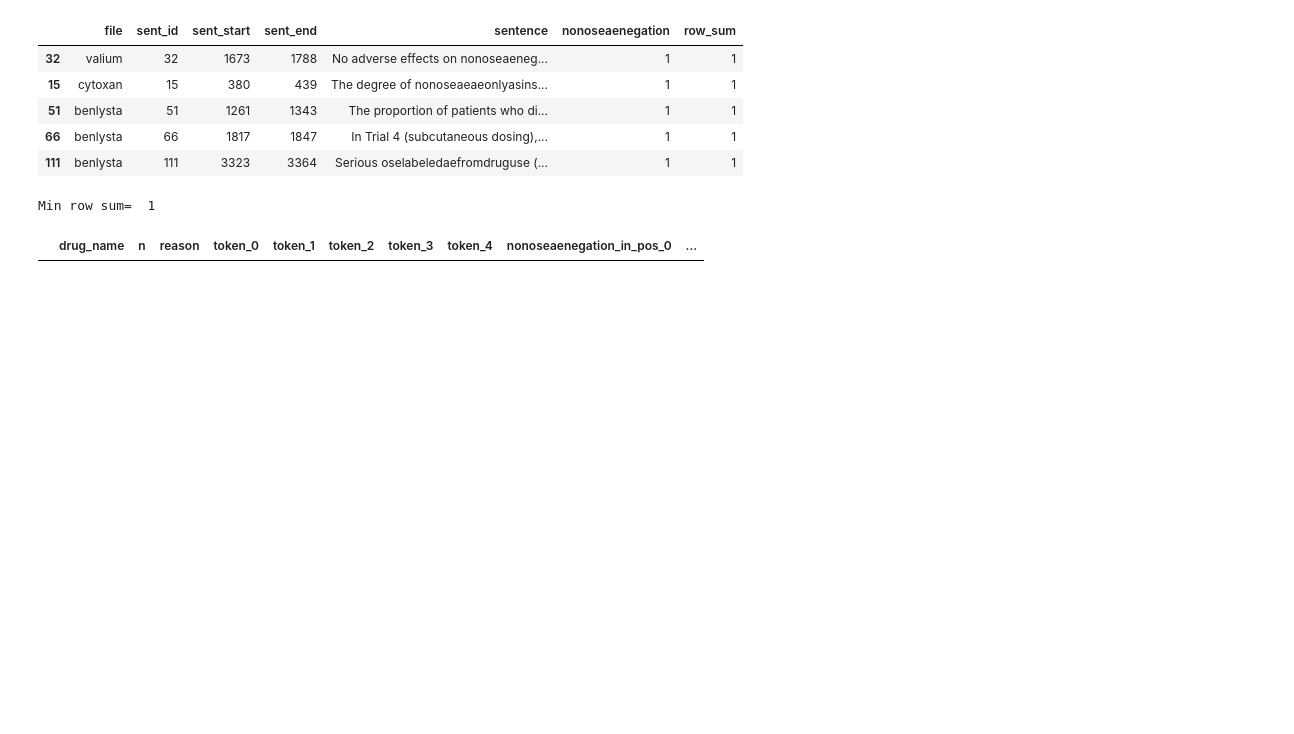
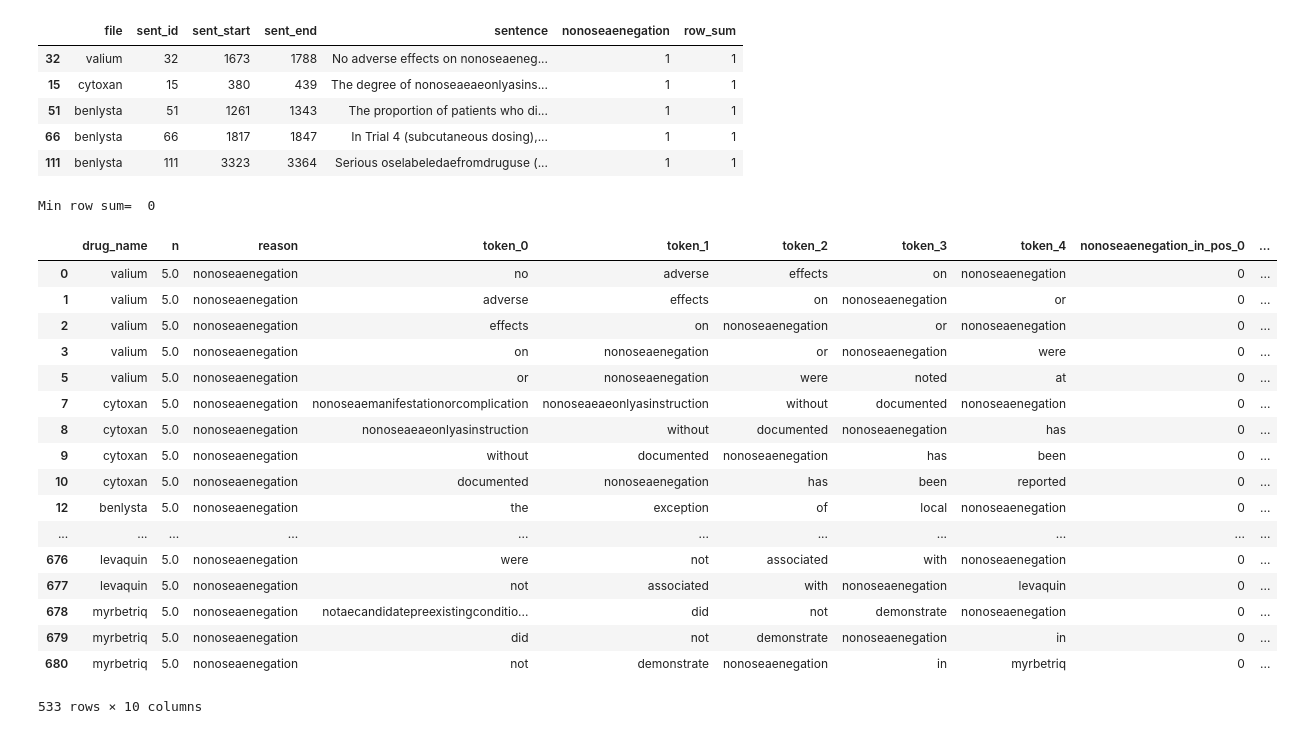
Before and after one commit to ClarityNLP/ClarityNLP, a Jupyter notebook: notebooks/cooking/Cooking_with_ClarityNLP_011619.ipynb, the cells around one changed output. Drawn from its saved outputs; the diff is of its cells as text; code cells hidden in the pictures; blank space fills up the shorter version.

Commit message:
adding preprocessing to ngram function

```diff
--- a/notebooks/cooking/Cooking_with_ClarityNLP_011619.ipynb
+++ b/notebooks/cooking/Cooking_with_ClarityNLP_011619.ipynb
@@ -282,7 +282,7 @@ def generate_ngrams(f_mat, r_list, n=3, filter_punc=True, filter_ngrams_by_r=Tru
 
     for i, row in f_mat.iterrows():
         drug_name = row['file'].lower()
-        doc = textacy.Doc(u'{}'.format(row['sentence'].lower()), lang='en')
+        doc = textacy.Doc(textacy.preprocess_text(u'{}'.format(row['sentence'].lower())), lang='en')
         ngrams = textacy.extract.ngrams(doc, n, filter_stops=False, filter_punct=filter_punc, filter_nums=False)
 
         if  filter_ngrams_by_r:
@@ -413,10 +419,28 @@ ngramdf_c = generate_ngrams(subdf_c, labels_c, n=5, filter_punc=True, filter_ngr
 #ngramdf_c = generate_ngrams(subdf_c, ["unicorn"], n=3, filter_punc=False, filter_ngrams_by_r=True)
 # %%
 ngramdf_c_non_token_zero = find_ngrams_with_label_not_in_initial_position(ngramdf_c, labels_c)
+ngramdf_c_non_token_zero.to_csv("./data/bucket3_negation_non_initial_position.csv")
 ngramdf_c_non_token_zero
 # %% [output]
-Min row sum=  1
+Min row sum=  0
 |  | drug_name | n | reason | token_0 | token_1 | token_2 | token_3 | token_4 | nonoseaenegation_in_pos_0 | ... |
+| 0 | valium | 5.0 | nonoseaenegation | no | adverse | effects | on | nonoseaenegation | 0 | ... |
+| 1 | valium | 5.0 | nonoseaenegation | adverse | effects | on | nonoseaenegation | or | 0 | ... |
+| 2 | valium | 5.0 | nonoseaenegation | effects | on | nonoseaenegation | or | nonoseaenegation | 0 | ... |
+| 3 | valium | 5.0 | nonoseaenegation | on | nonoseaenegation | or | nonoseaenegation | were | 0 | ... |
+| 5 | valium | 5.0 | nonoseaenegation | or | nonoseaenegation | were | noted | at | 0 | ... |
+| 7 | cytoxan | 5.0 | nonoseaenegation | nonoseaemanifestationorcomplication | nonoseaeaeonlyasinstruction | without | documented | nonoseaenegation | 0 | ... |
+| 8 | cytoxan | 5.0 | nonoseaenegation | nonoseaeaeonlyasinstruction | without | documented | nonoseaenegation | has | 0 | ... |
+| 9 | cytoxan | 5.0 | nonoseaenegation | without | documented | nonoseaenegation | has | been | 0 | ... |
+| 10 | cytoxan | 5.0 | nonoseaenegation | documented | nonoseaenegation | has | been | reported | 0 | ... |
+| 12 | benlysta | 5.0 | nonoseaenegation | the | exception | of | local | nonoseaenegation | 0 | ... |
+| ... | ... | ... | ... | ... | ... | ... | ... | ... | ... | ... |
+| 676 | levaquin | 5.0 | nonoseaenegation | were | not | associated | with | nonoseaenegation | 0 | ... |
+| 677 | levaquin | 5.0 | nonoseaenegation | not | associated | with | nonoseaenegation | levaquin | 0 | ... |
+| 678 | myrbetriq | 5.0 | nonoseaenegation | notaecandidatepreexistingconditio... | did | not | demonstrate | nonoseaenegation | 0 | ... |
+| 679 | myrbetriq | 5.0 | nonoseaenegation | did | not | demonstrate | nonoseaenegation | in | 0 | ... |
+| 680 | myrbetriq | 5.0 | nonoseaenegation | not | demonstrate | nonoseaenegation | in | myrbetriq | 0 | ... |
+533 rows × 10 columns
 # %%
 # For negation: grammatical pattern "was/were not associated/observed prepositional phrase"
 # "were noted/reported/confirmed/occurred in _modifier_";
```
Also changed, not shown: parts of 2 cells of this notebook.
